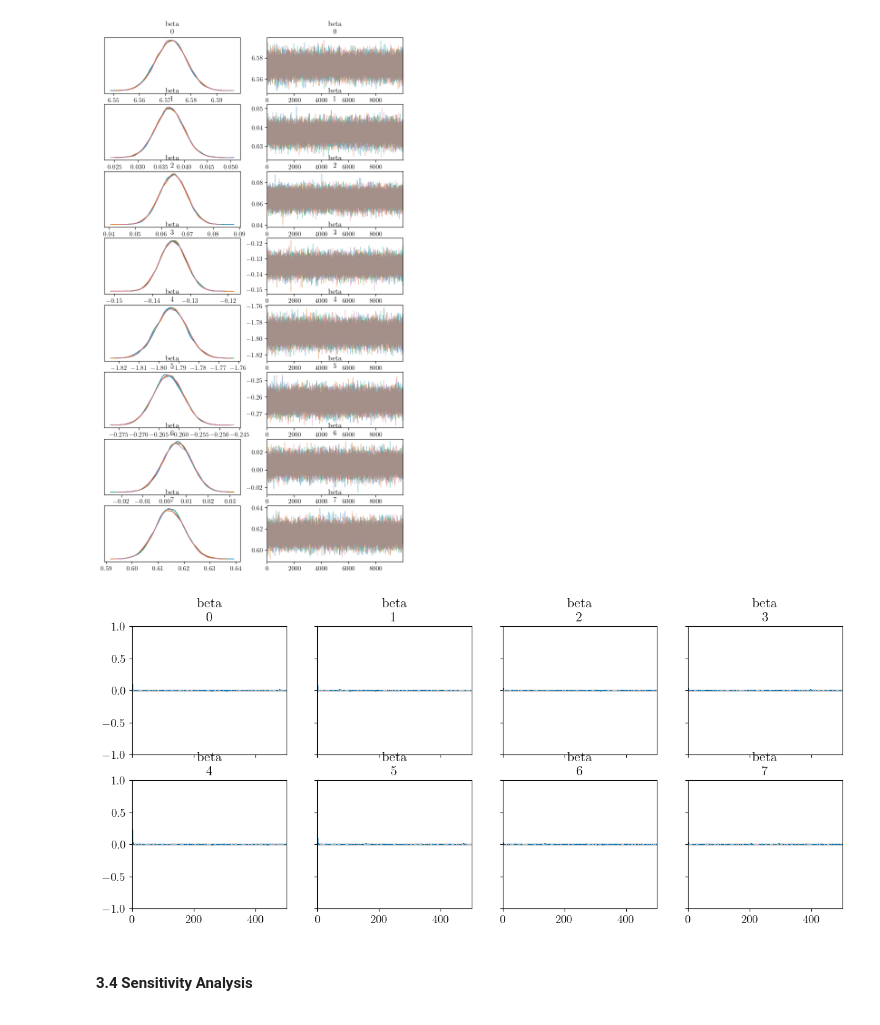
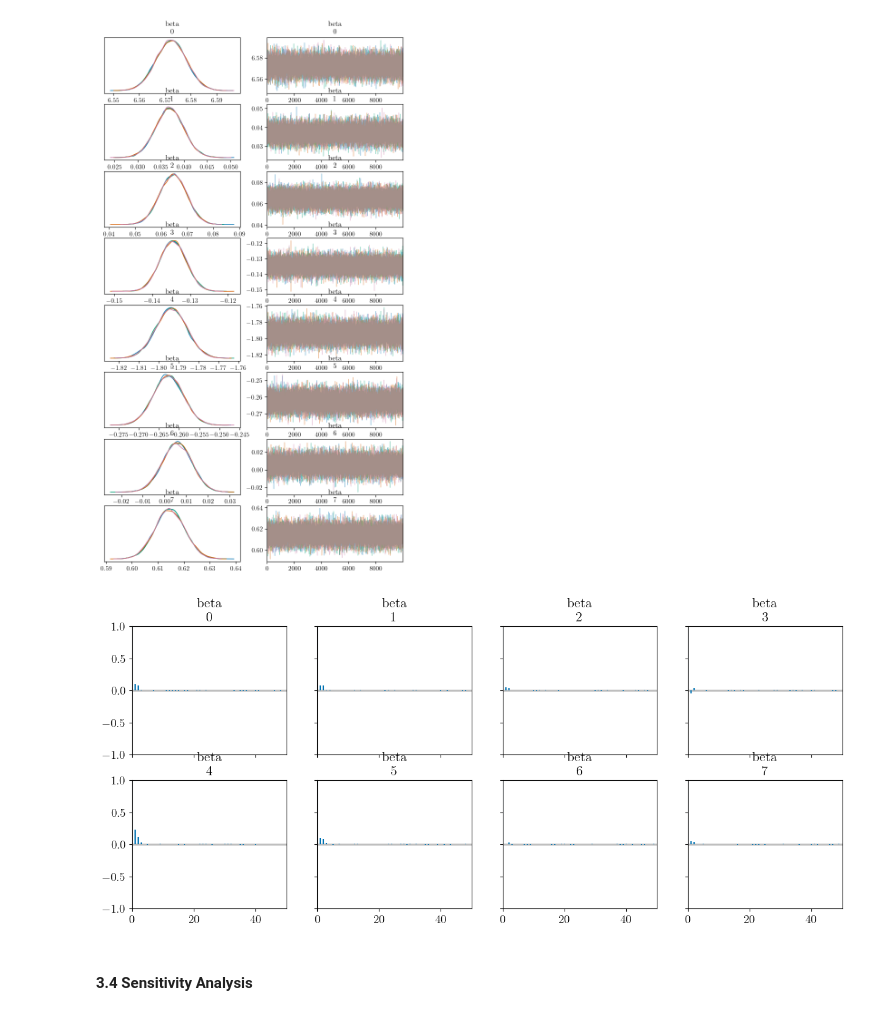
Before and after one commit to tylerbarna/AST5731-projects, a Jupyter notebook: project2/project2.ipynb, the cells around one changed output. Saved outputs shown, nothing was run; the diff lists cells and outputs as text; code cells hidden in the pictures.

```diff
--- a/project2/project2.ipynb
+++ b/project2/project2.ipynb
@@ -443,10 +438,10 @@ plt.show()
 # %% [output]
 [figure]
 # %%
-az.plot_autocorr(trace, var_names=['beta'], filter_vars="like",  max_lag=500,combined=True,figsize=(15, 6));
+az.plot_autocorr(trace, var_names=['beta'], filter_vars="like",  max_lag=50,combined=True,figsize=(15, 6));
 plt.show()
 # %% [output]
-[figure, old version]
+[figure, new version]
 # %% [markdown]
 #### 3.4 Sensitivity Analysis
 <a id='sensitivity'></a>
```
Also changed, not shown: parts of 7 cells of this notebook.
